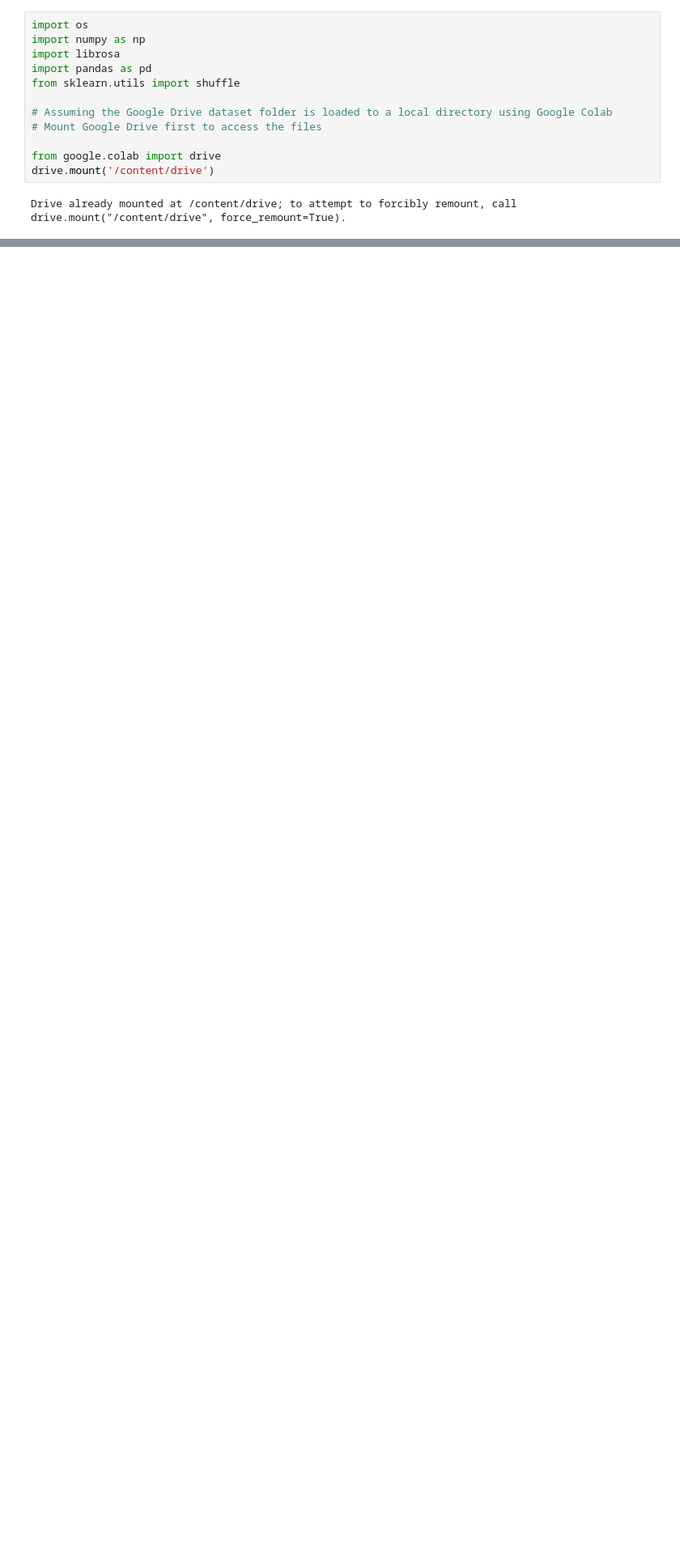
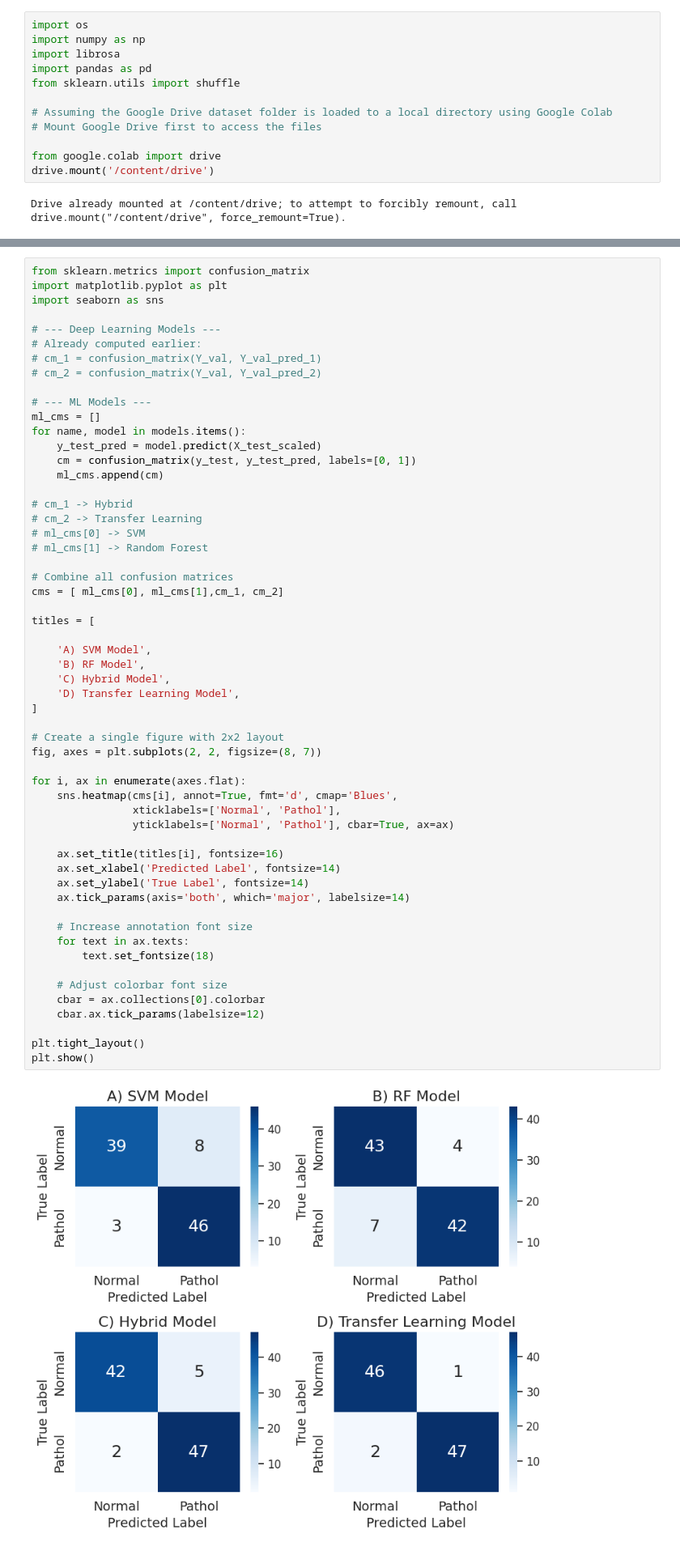
Before and after one commit to rabnawaz172/Voice_pathology_2, a Jupyter notebook: Voice_deep_2.ipynb, the cells around one changed output, grey strips where cells are left out. Shown at 81% size. Drawn from its saved outputs; the diff is of its cells as text; blank space fills up the shorter version.

```diff
--- a/Voice_deep_2.ipynb
+++ b/Voice_deep_2.ipynb
@@ -1016,0 +1075,58 @@ plt.show()
+# %%
+from sklearn.metrics import confusion_matrix
+import matplotlib.pyplot as plt
+import seaborn as sns
+
+# --- Deep Learning Models ---
+# Already computed earlier:
+# cm_1 = confusion_matrix(Y_val, Y_val_pred_1)
+# cm_2 = confusion_matrix(Y_val, Y_val_pred_2)
+
+# --- ML Models ---
+ml_cms = []
+for name, model in models.items():
+    y_test_pred = model.predict(X_test_scaled)
+    cm = confusion_matrix(y_test, y_test_pred, labels=[0, 1])
+    ml_cms.append(cm)
+
+# cm_1 -> Hybrid
+# cm_2 -> Transfer Learning
+# ml_cms[0] -> SVM
+# ml_cms[1] -> Random Forest
+
+# Combine all confusion matrices
+cms = [ ml_cms[0], ml_cms[1],cm_1, cm_2]
+
+titles = [
+
+    'A) SVM Model',
+    'B) RF Model',
+    'C) Hybrid Model',
+    'D) Transfer Learning Model',
+]
+
+# Create a single figure with 2x2 layout
+fig, axes = plt.subplots(2, 2, figsize=(8, 7))
+
+for i, ax in enumerate(axes.flat):
+    sns.heatmap(cms[i], annot=True, fmt='d', cmap='Blues',
+                xticklabels=['Normal', 'Pathol'],
+                yticklabels=['Normal', 'Pathol'], cbar=True, ax=ax)
+
+    ax.set_title(titles[i], fontsize=16)
+    ax.set_xlabel('Predicted Label', fontsize=14)
+    ax.set_ylabel('True Label', fontsize=14)
+    ax.tick_params(axis='both', which='major', labelsize=14)
+
+    # Increase annotation font size
+    for text in ax.texts:
+        text.set_fontsize(18)
+
+    # Adjust colorbar font size
+    cbar = ax.collections[0].colorbar
+    cbar.ax.tick_params(labelsize=12)
+
+plt.tight_layout()
+plt.show()
+# %% [output]
+[figure, added]
```
Also changed, not shown: parts of 22 cells of this notebook.
